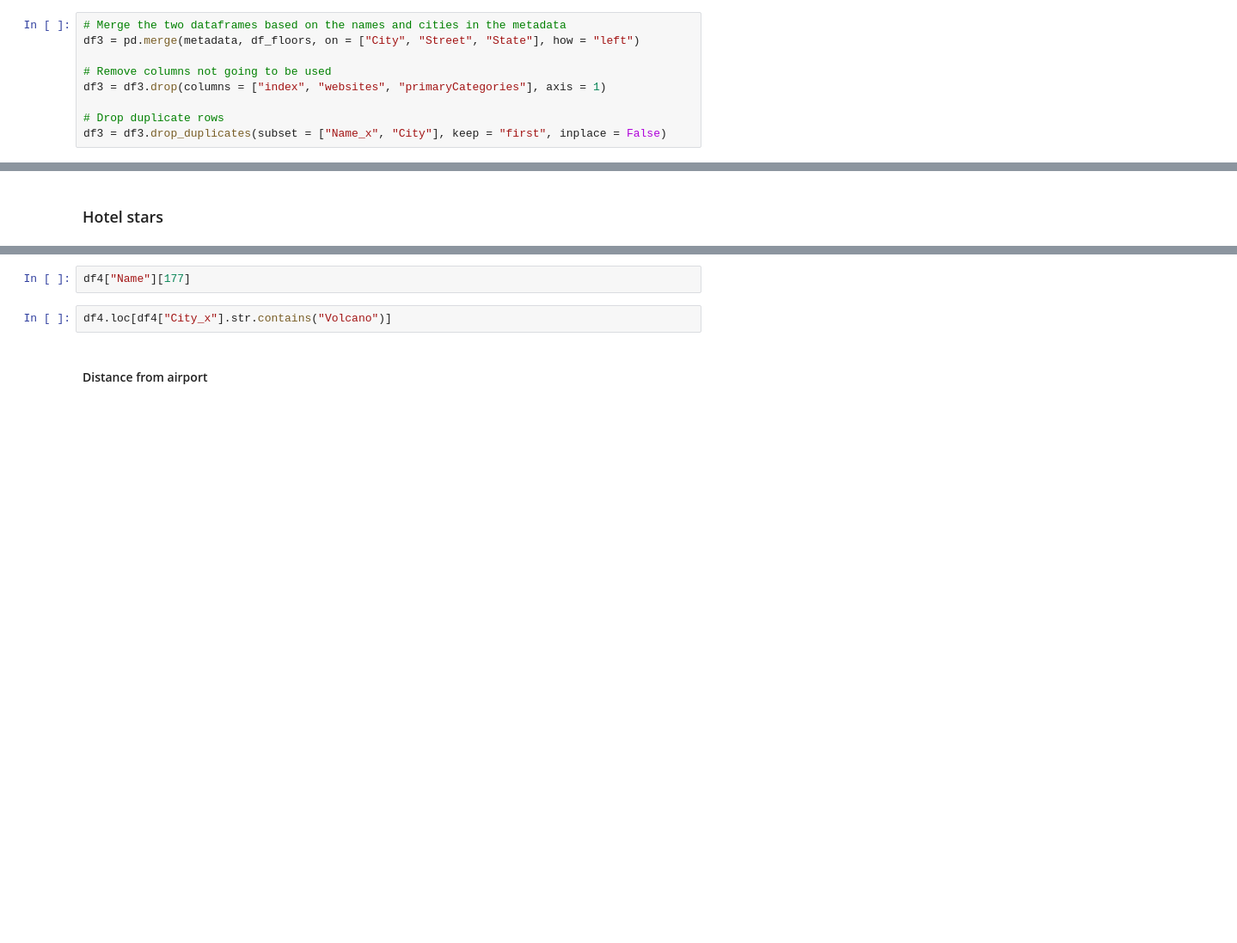
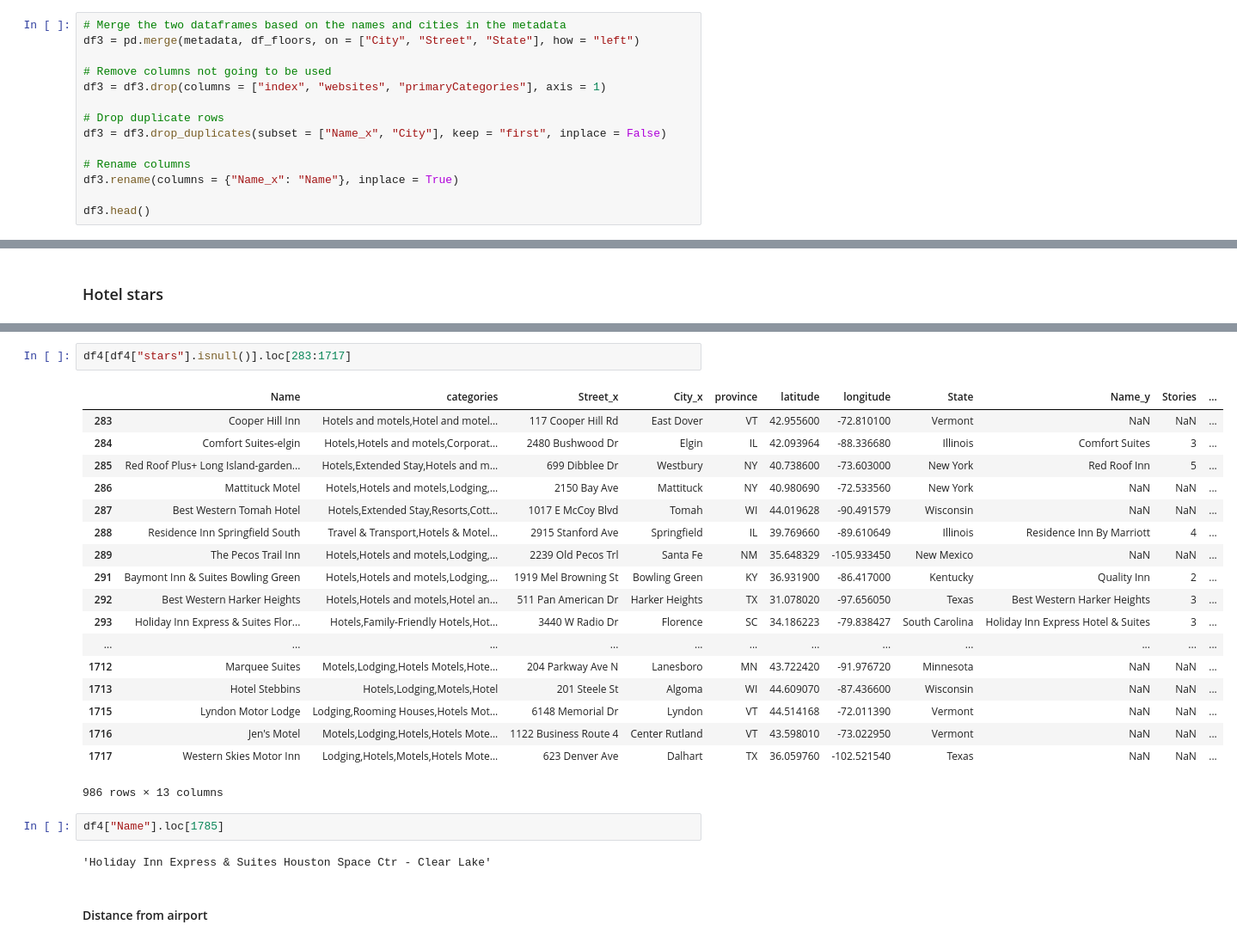
Before and after one commit to janelcv/Hotel_Rating_Analysis, a Jupyter notebook: Hotel_Ratings_Analysis-02.ipynb, the cells around one changed output, grey strips where cells are left out. Shown: that part at 86% size. Drawn from its saved outputs; the diff is of its cells as text; blank space fills up the shorter version.

Commit message:
cleaning the hotel stars data

```diff
--- a/Hotel_Ratings_Analysis-02.ipynb
+++ b/Hotel_Ratings_Analysis-02.ipynb
@@ -80,4 +80,9 @@ df3 = df3.drop(columns = ["index", "websites", "primaryCategories"], axis = 1)
 
 # Drop duplicate rows
 df3 = df3.drop_duplicates(subset = ["Name_x", "City"], keep = "first", inplace = False)
+
+# Rename columns
+df3.rename(columns = {"Name_x": "Name"}, inplace = True)
+
+df3.head()
 # %% [output]
@@ -105,7 +129,28 @@ df4.loc[21:40]
+# %%
+df4[df4["stars"].isnull()].loc[283:1717]
+# %% [output]
+|  | Name | categories | Street_x | City_x | province | latitude | longitude | State | Name_y | Stories | ... |
+| 283 | Cooper Hill Inn | Hotels and motels,Hotel and motel... | 117 Cooper Hill Rd | East Dover | VT | 42.955600 | -72.810100 | Vermont | NaN | NaN | ... |
+| 284 | Comfort Suites-elgin | Hotels,Hotels and motels,Corporat... | 2480 Bushwood Dr | Elgin | IL | 42.093964 | -88.336680 | Illinois | Comfort Suites | 3 | ... |
+| 285 | Red Roof Plus+ Long Island-garden... | Hotels,Extended Stay,Hotels and m... | 699 Dibblee Dr | Westbury | NY | 40.738600 | -73.603000 | New York | Red Roof Inn | 5 | ... |
+| 286 | Mattituck Motel | Hotels,Hotels and motels,Lodging,... | 2150 Bay Ave | Mattituck | NY | 40.980690 | -72.533560 | New York | NaN | NaN | ... |
+| 287 | Best Western Tomah Hotel | Hotels,Extended Stay,Resorts,Cott... | 1017 E McCoy Blvd | Tomah | WI | 44.019628 | -90.491579 | Wisconsin | NaN | NaN | ... |
+| 288 | Residence Inn Springfield South | Travel & Transport,Hotels & Motel... | 2915 Stanford Ave | Springfield | IL | 39.769660 | -89.610649 | Illinois | Residence Inn By Marriott | 4 | ... |
+| 289 | The Pecos Trail Inn | Hotels,Hotels and motels,Lodging,... | 2239 Old Pecos Trl | Santa Fe | NM | 35.648329 | -105.933450 | New Mexico | NaN | NaN | ... |
+| 291 | Baymont Inn & Suites Bowling Green | Hotels,Hotels and motels,Lodging,... | 1919 Mel Browning St | Bowling Green | KY | 36.931900 | -86.417000 | Kentucky | Quality Inn | 2 | ... |
+| 292 | Best Western Harker Heights | Hotels,Hotels and motels,Hotel an... | 511 Pan American Dr | Harker Heights | TX | 31.078020 | -97.656050 | Texas | Best Western Harker Heights | 3 | ... |
+| 293 | Holiday Inn Express & Suites Flor... | Hotels,Family-Friendly Hotels,Hot... | 3440 W Radio Dr | Florence | SC | 34.186223 | -79.838427 | South Carolina | Holiday Inn Express Hotel & Suites | 3 | ... |
+| ... | ... | ... | ... | ... | ... | ... | ... | ... | ... | ... | ... |
+| 1712 | Marquee Suites | Motels,Lodging,Hotels Motels,Hote... | 204 Parkway Ave N | Lanesboro | MN | 43.722420 | -91.976720 | Minnesota | NaN | NaN | ... |
+| 1713 | Hotel Stebbins | Hotels,Lodging,Motels,Hotel | 201 Steele St | Algoma | WI | 44.609070 | -87.436600 | Wisconsin | NaN | NaN | ... |
+| 1715 | Lyndon Motor Lodge | Lodging,Rooming Houses,Hotels Mot... | 6148 Memorial Dr | Lyndon | VT | 44.514168 | -72.011390 | Vermont | NaN | NaN | ... |
+| 1716 | Jen's Motel | Motels,Lodging,Hotels,Hotels Mote... | 1122 Business Route 4 | Center Rutland | VT | 43.598010 | -73.022950 | Vermont | NaN | NaN | ... |
+| 1717 | Western Skies Motor Inn | Lodging,Hotels,Motels,Hotels Mote... | 623 Denver Ave | Dalhart | TX | 36.059760 | -102.521540 | Texas | NaN | NaN | ... |
+986 rows × 13 columns
 # %%
-df4["Name"][177]
+df4["Name"].loc[1785]
+# %% [output]
+'Holiday Inn Express & Suites Houston Space Ctr - Clear Lake'
-# %%
-df4.loc[df4["City_x"].str.contains("Volcano")]
 # %% [markdown]
 #### Distance from airport
 # %%
```
Also changed, not shown: parts of 3 cells of this notebook.
